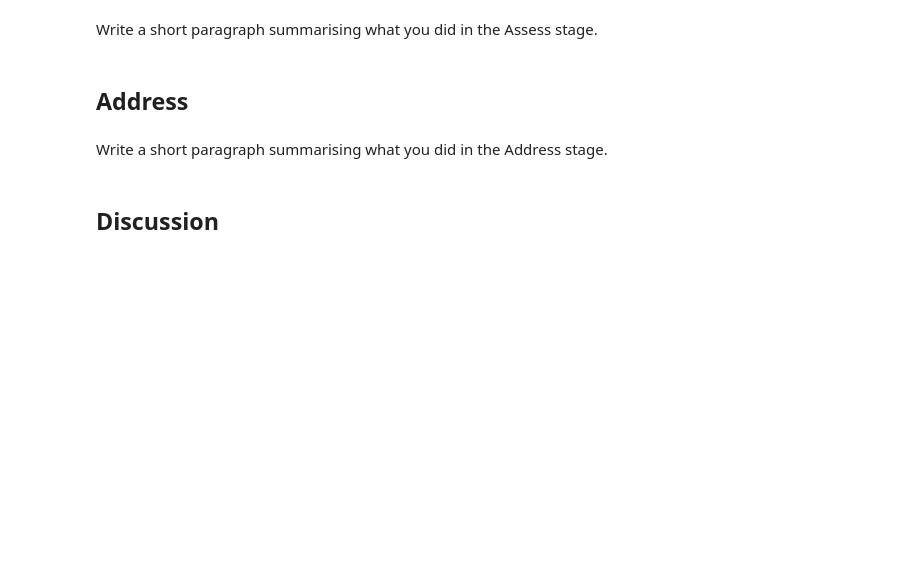
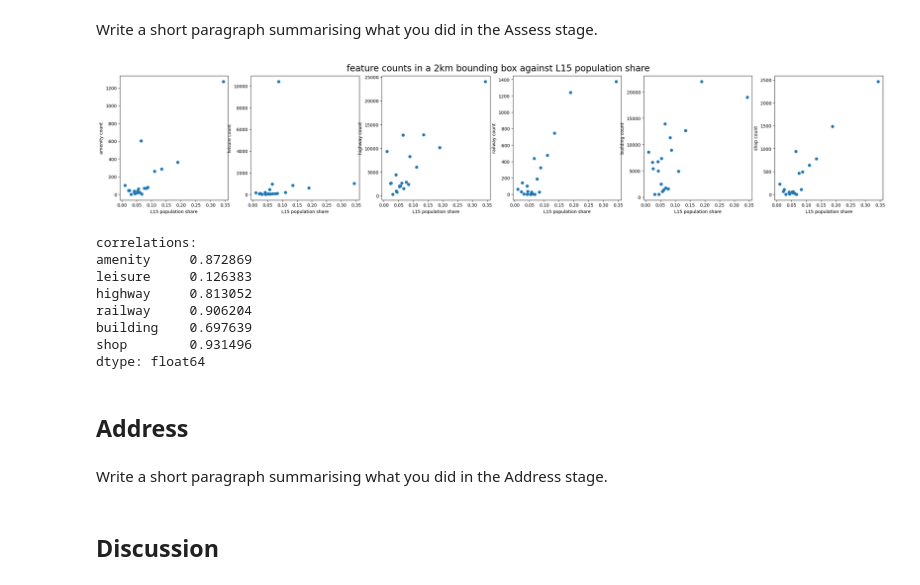
Before and after one commit to jr919cam/jr919_ads_2024, a Jupyter notebook: _notebooks/ads_course_assessment.ipynb, the cells around one changed output. Drawn from its saved outputs; the diff is of its cells as text; code cells hidden in the pictures; blank space fills up the shorter version.

Commit message:
add correlation graphs

```diff
--- a/_notebooks/ads_course_assessment.ipynb
+++ b/_notebooks/ads_course_assessment.ipynb
@@ -524,3 +509,13 @@ tags = {
+# %%
+tags = {
+    'amenity': 'university',
+    'amenity': 'library',
+    'leisure': True,
+    'highway': True,
+    'railway': True,
+    'building':True,
+    'shop': True,
+}
 # %%
 grouped_ns_sec_and_coordinate_df = fynesse.assess.get_df_from_sql("grouped_ns_sec_and_coordinate_data", username, password, url)
 grouped_ns_sec_and_coordinate_df
@@ -565,12 +564,12 @@ norm_l15
 # %%
-feature_counts_df = pd.DataFrame({'amenity':[], 'shop':[], 'leisure':[], 'highway':[], 'railway':[]})
+feature_counts_df = pd.DataFrame({'amenity':[], 'leisure':[], 'highway':[], 'railway':[], 'building':[], 'shop':[]})
 for i in range(len(norm_l15)):
   lat = norm_l15.loc[i]['latitude']
   long = norm_l15.loc[i]['longitude']
   area = norm_l15.loc[i]['shape_area']
-  est_di = (np.sqrt(area / np.pi) * 2) / 1000
+  # est_di = (np.sqrt(area / np.pi) * 2) / 1000
   try:
-    feature_counts_df.loc[len(feature_counts_df)] = list(fynesse.assess.count_pois_near_coordinates(lat, long, tags, est_di).values())
+    feature_counts_df.loc[len(feature_counts_df)] = list(fynesse.assess.count_pois_near_coordinates(lat, long, tags, 2).values())
   except ox._errors.InsufficientResponseError:
     feature_counts_df.loc[len(feature_counts_df)] = [0, 0, 0, 0, 0]
 feature_counts_df
@@ -579,5 +594,29 @@ KeyboardInterrupt:
 # %% [markdown]
 Write a short paragraph summarising what you did in the Assess stage.
+# %%
+correlations = feature_counts_df.corrwith(norm_l15['L15'])
+correlations
+fig, axs = plt.subplots(1, 6, figsize=(25,5))
+fig.tight_layout(pad=3, h_pad=10, w_pad=2)
+relevant_features = correlations[correlations.notna()].index
+for ax, feature in zip(axs.flatten(), relevant_features):
+  ax.scatter(norm_l15['L15'], feature_counts_df[feature])
+  ax.set_ylabel(feature + " count")
+  ax.set_xlabel("L15 population share")
+fig.suptitle("feature counts in a 2km bounding box against L15 population share", fontsize=20)
+plt.show()
+print("correlations: ")
+print(correlations)
+# %% [output]
+[figure, added]
+correlations:
+amenity     0.872869
+leisure     0.126383
+highway     0.813052
+railway     0.906204
+building    0.697639
+shop        0.931496
+dtype: float64
 # %% [markdown]
 ## Address
 # %%
```
Also changed, not shown: parts of 5 cells of this notebook.
